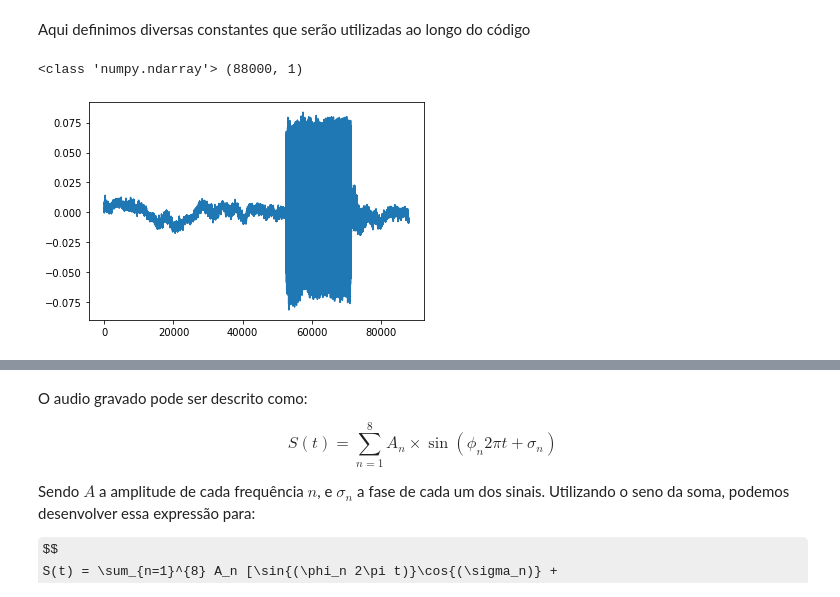
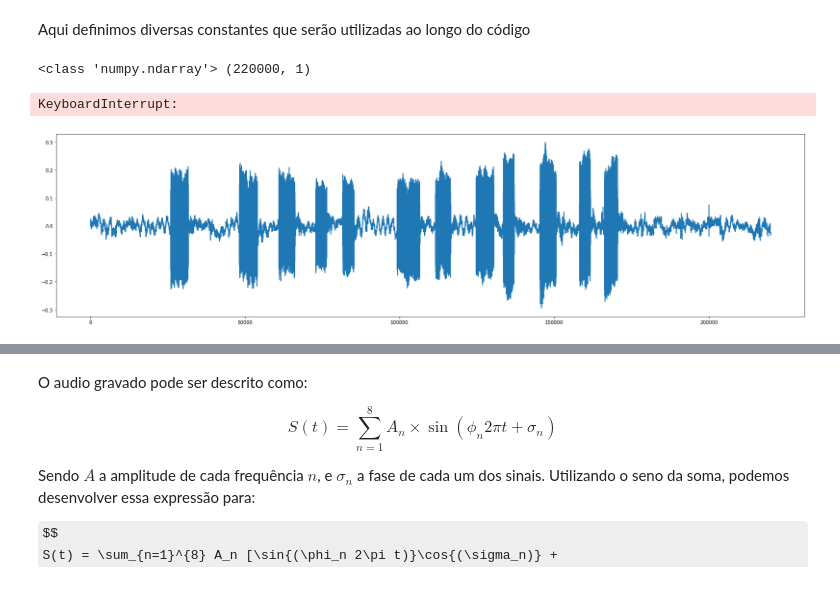
Before and after one commit to Math-42/T1-Calculo-numerico, a Jupyter notebook: T2/T2-dtmf.ipynb, the cells around one changed output, grey strips where cells are left out. Cells and saved outputs as stored; diff of their text form; code cells hidden in the pictures; some formulas as TeX source.

```diff
--- a/T2/T2-dtmf.ipynb
+++ b/T2/T2-dtmf.ipynb
@@ -29,8 +29,8 @@ import math
 Aqui definimos diversas constantes que serão utilizadas ao longo do código
 # %%
 
-SAMPLE_RATE = 44000  # taxa de gravação
-REC_TIME = 2.0  # segundos
+SAMPLE_RATE = 22000  # taxa de gravação
+REC_TIME = 10.0  # segundos
 FRAMES = int(REC_TIME * SAMPLE_RATE)  # quantidade de frames da gravação
 CHANNELS = 1  # quantidade de canais, 1 significa mono
 
@@ -67,8 +67,10 @@ sd.wait()  # espera a gravação encerrar
 SOUND_WAVE_ROWS, SOUND_WAVE_COLS = sound_wave.shape
 print(type(sound_wave), sound_wave.shape)
 # %% [output]
-<class 'numpy.ndarray'> (88000, 1)
+<class 'numpy.ndarray'> (220000, 1)
 # %%
 
 sd.play(sound_wave, samplerate=SAMPLE_RATE)  # toca o audio gravado
 sd.wait()  # espera o audio encerrar
+# %% [output]
+KeyboardInterrupt:
@@ -75,6 +88,7 @@ sd.wait()  # espera o audio encerrar
 # %%
-# visualização do audio gravado
+
+pp.figure(figsize=(28,7))
 pp.plot(sound_wave)
 pp.show()
 # %% [output]
-[figure, old version]
+[figure, new version]
```
Also changed, not shown: parts of 8 cells of this notebook.
